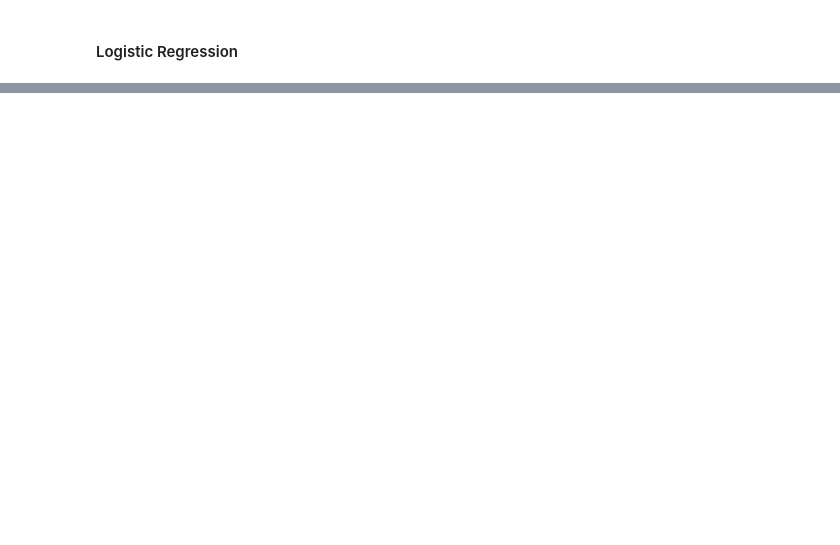
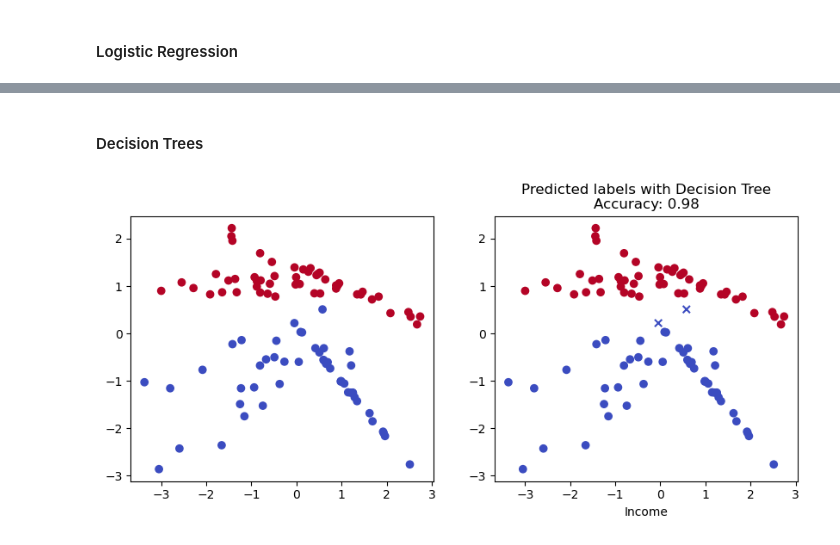
Before and after one commit to giacomoscanavini/quant_finance, a Jupyter notebook: python_for_finance/supervised_classification.ipynb, the cells around one changed output, grey strips where cells are left out. Cells and saved outputs as stored; diff of their text form; code cells hidden in the pictures; blank space fills up the shorter version.

Commit message:
(NEW) Added decision trees

```diff
--- a/python_for_finance/supervised_classification.ipynb
+++ b/python_for_finance/supervised_classification.ipynb
@@ -63,0 +194,28 @@ plt.show()
+# %% [markdown]
+#### Decision Trees
+# %%
+from sklearn.tree import DecisionTreeClassifier
+
+model = DecisionTreeClassifier(max_depth=1)
+model.fit(X, y)
+y_pred = model.predict_proba(X)
+y_pred = y_pred > 0.5
+y_pred = np.array([0 if x[0] == True else 1 for x in y_pred])
+acc_score = accuracy_score(y, y_pred)
+
+
+fig, ax = plt.subplots(1, 2, figsize=(10, 4))
+ax[0].scatter(X[:, 0], X[:, 1], c=y, cmap='coolwarm')
+# Create a mask for wrong classifications
+X_correct = X[y == y_pred]
+X_wrong = X[y != y_pred]
+ax[1].scatter(X_correct[:, 0], X_correct[:, 1],
+              c=y_pred[y == y_pred], cmap='coolwarm', label='Correclty classified')
+ax[1].scatter(X_wrong[:, 0], X_wrong[:, 1],
+              c=y_pred[y != y_pred], cmap='coolwarm', marker='x', label='Wrongly classified')
+ax[1].set_xlabel('Age')
+ax[1].set_xlabel('Income')
+ax[1].set_title(f'Predicted labels with Decision Tree\nAccuracy: {acc_score}')
+plt.show()
+# %% [output]
+[figure, added]
```
Also changed, not shown: parts of 7 cells of this notebook.
